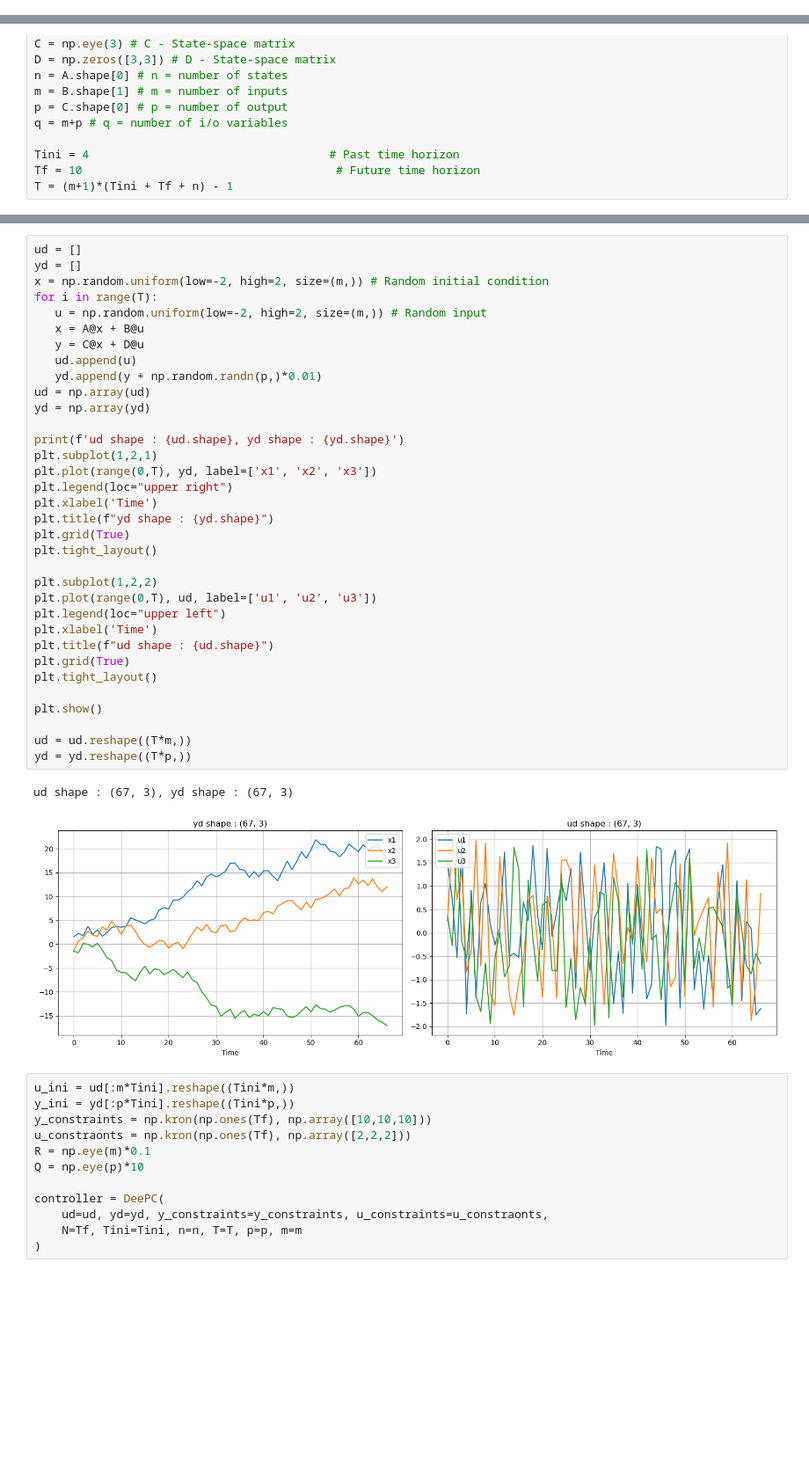
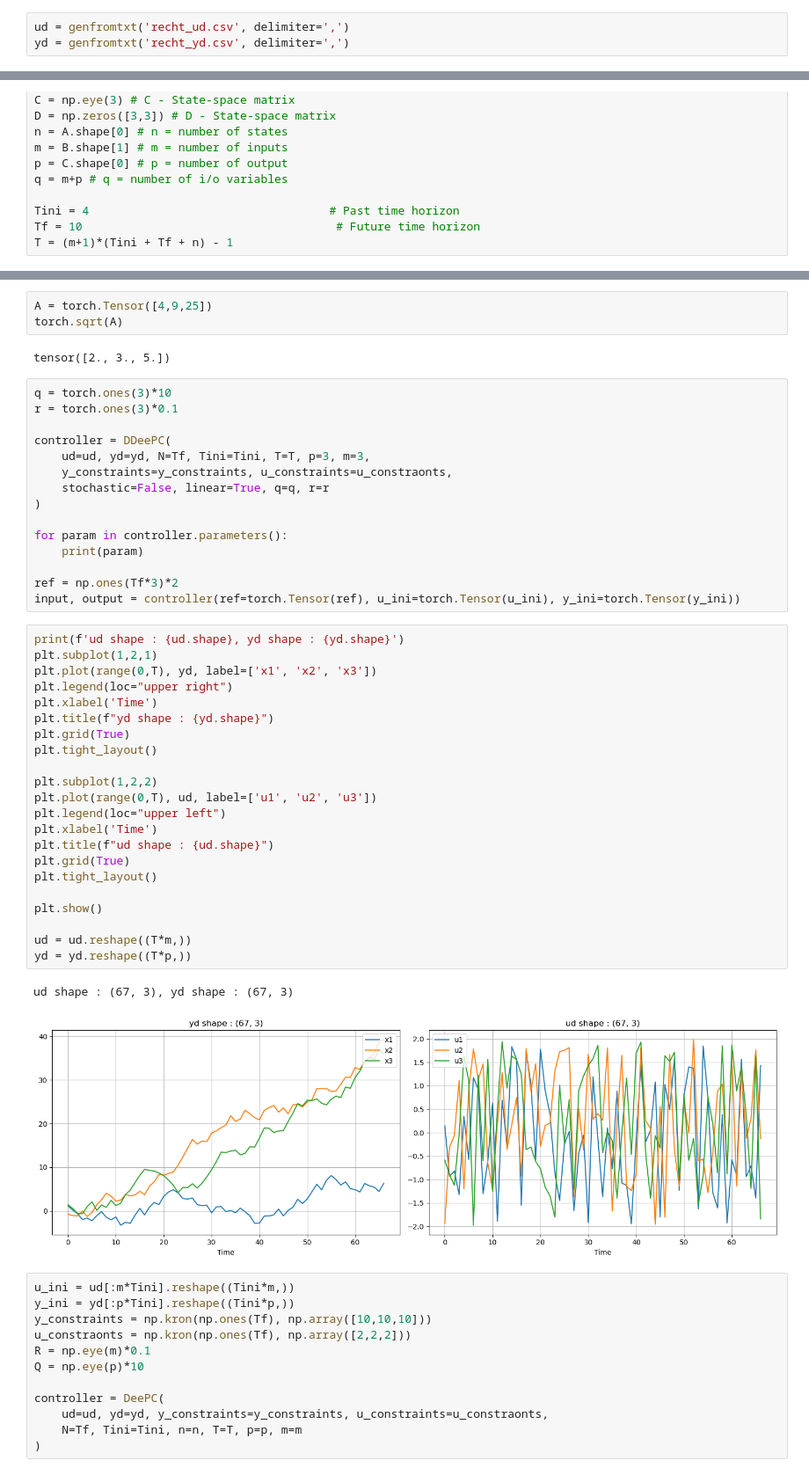
Before and after one commit to michael-cummins/DeePC-HUNT, a Jupyter notebook: src/il-deepc.ipynb, the cells around one changed output, grey strips where cells are left out. Shown at 88% size. Drawn from its saved outputs; the diff is of its cells as text; blank space fills up the shorter version.

```diff
--- a/src/il-deepc.ipynb
+++ b/src/il-deepc.ipynb
@@ -19,6 +20,9 @@ plt.rcParams["figure.figsize"] = (15,5)
 # %% [output]
 The autoreload extension is already loaded. To reload it, use:
   %reload_ext autoreload
+# %%
+ud = genfromtxt('recht_ud.csv', delimiter=',')
+yd = genfromtxt('recht_yd.csv', delimiter=',')
 # %%
 A = np.array([[1.01, 0.01, 0.00], # A - State-space matrix
               [0.01, 1.01, 0.01],
@@ -37,40 +53,48 @@ T = (m+1)*(Tini + Tf + n) - 1
+# %%
+A = torch.Tensor([4,9,25])
+torch.sqrt(A)
+# %% [output]
+tensor([2., 3., 5.])
+# %%
+q = torch.ones(3)*10
+r = torch.ones(3)*0.1
+
+controller = DDeePC(
+    ud=ud, yd=yd, N=Tf, Tini=Tini, T=T, p=3, m=3,
+    y_constraints=y_constraints, u_constraints=u_constraonts,
+    stochastic=False, linear=True, q=q, r=r
+)
+
+for param in controller.parameters():
+    print(param)
+
+ref = np.ones(Tf*3)*2
+input, output = controller(ref=torch.Tensor(ref), u_ini=torch.Tensor(u_ini), y_ini=torch.Tensor(y_ini))
 # %%
-ud = []
-yd = []
-x = np.random.uniform(low=-2, high=2, size=(m,)) # Random initial condition
-for i in range(T):
-   u = np.random.uniform(low=-2, high=2, size=(m,)) # Random input
-   x = A@x + B@u
-   y = C@x + D@u
-   ud.append(u)
-   yd.append(y + np.random.randn(p,)*0.01)
-ud = np.array(ud)
-yd = np.array(yd)
-
 print(f'ud shape : {ud.shape}, yd shape : {yd.shape}')
 plt.subplot(1,2,1)
 plt.plot(range(0,T), yd, label=['x1', 'x2', 'x3'])
 plt.legend(loc="upper right")
 plt.xlabel('Time')
 plt.title(f"yd shape : {yd.shape}")
 plt.grid(True)
 plt.tight_layout()
 
 plt.subplot(1,2,2)
 plt.plot(range(0,T), ud, label=['u1', 'u2', 'u3'])
 plt.legend(loc="upper left")
 plt.xlabel('Time')
 plt.title(f"ud shape : {ud.shape}")
 plt.grid(True)
 plt.tight_layout()
 
 plt.show()
 
 ud = ud.reshape((T*m,))
 yd = yd.reshape((T*p,))
 # %% [output]
 ud shape : (67, 3), yd shape : (67, 3)
-[figure, old version]
+[figure, new version]
 # %%
 u_ini = ud[:m*Tini].reshape((Tini*m,))
 y_ini = yd[:p*Tini].reshape((Tini*p,))
```
Also changed, not shown: parts of 8 cells of this notebook, 9 other files.
